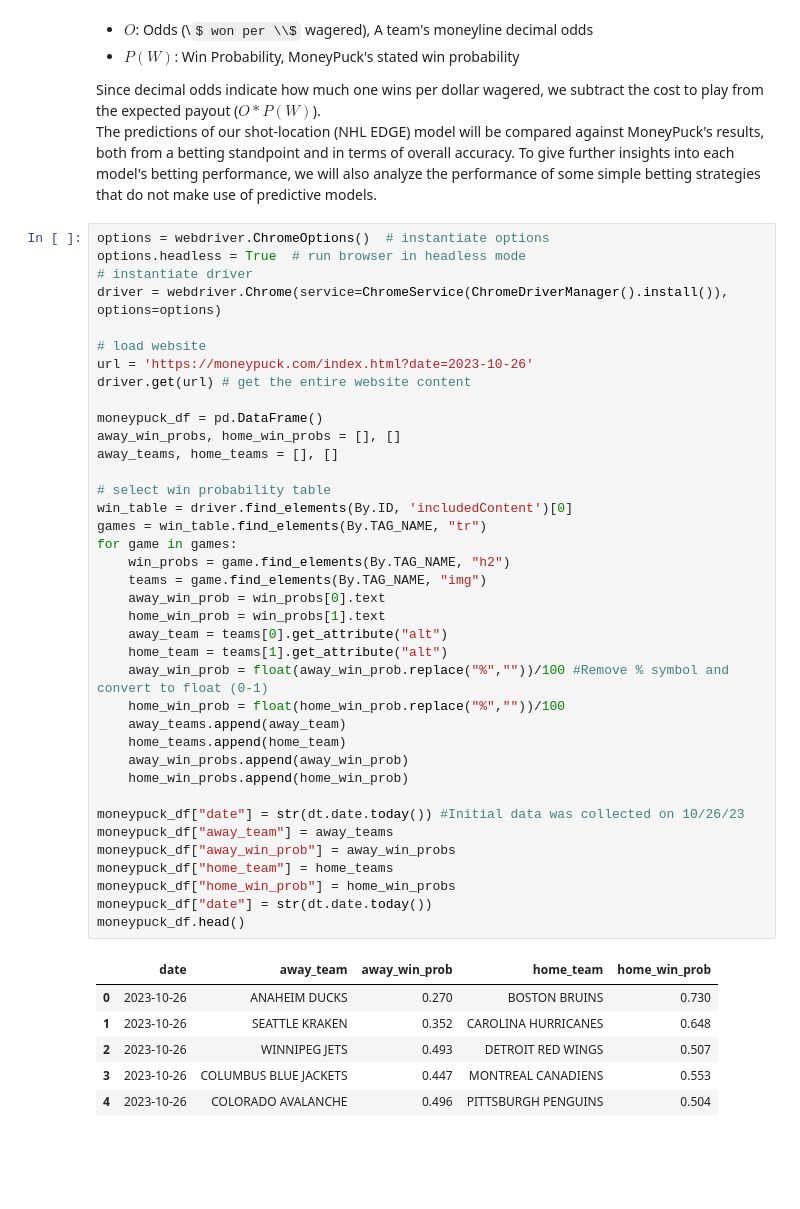
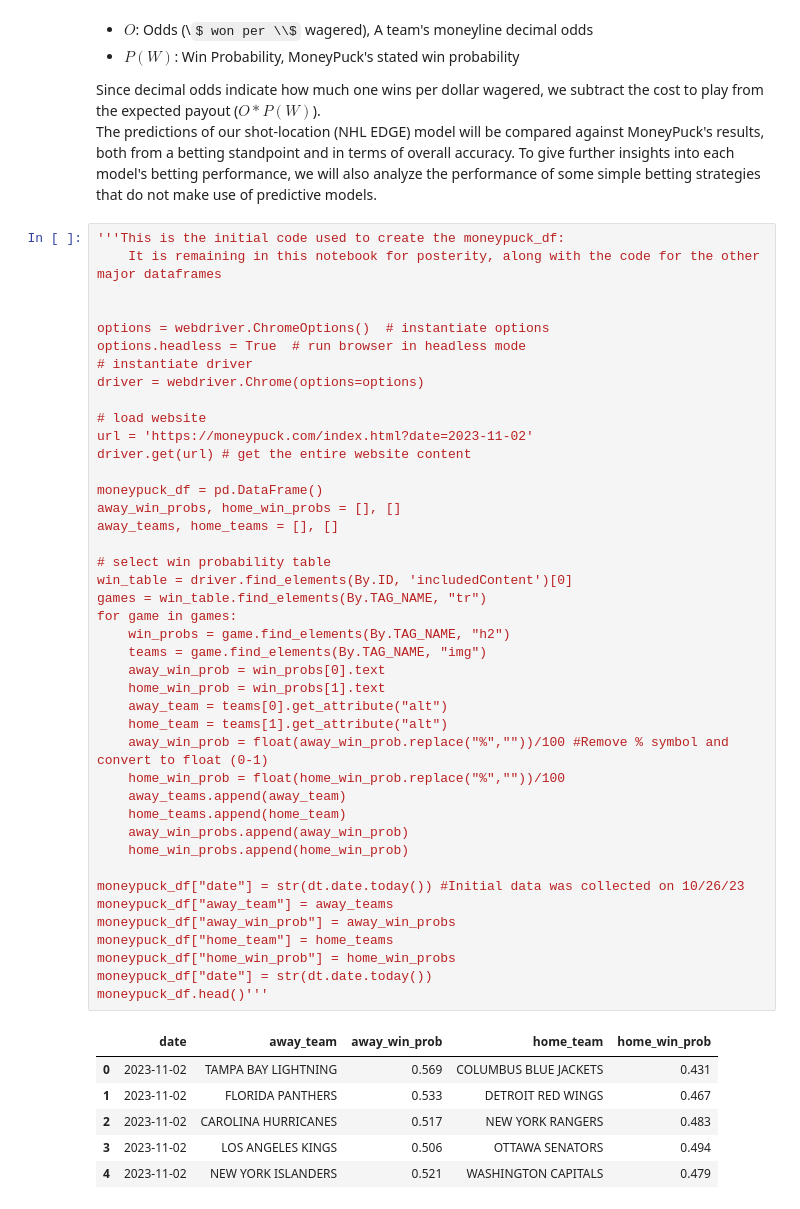
Before and after one commit to traskcon/NHL-Predictions, a Jupyter notebook: NHL-EDGE-Predictions.ipynb, the cells around one changed output. Cells and saved outputs as stored; diff of their text form; some formulas as TeX source; blank space fills up the shorter version.

Commit message:
Trimmed Main notebook

```diff
--- a/NHL-EDGE-Predictions.ipynb
+++ b/NHL-EDGE-Predictions.ipynb
@@ -35,48 +60,52 @@ Where
 Since decimal odds indicate how much one wins per dollar wagered, we subtract the cost to play from the expected payout ($O*P(W)$). <br>
 The predictions of our shot-location (NHL EDGE) model will be compared against MoneyPuck's results, both from a betting standpoint and in terms of overall accuracy. To give further insights into each model's betting performance, we will also analyze the performance of some simple betting strategies that do not make use of predictive models.
 # %%
+'''This is the initial code used to create the moneypuck_df:
+    It is remaining in this notebook for posterity, along with the code for the other major dataframes
+
+
 options = webdriver.ChromeOptions()  # instantiate options
 options.headless = True  # run browser in headless mode
 # instantiate driver
-driver = webdriver.Chrome(service=ChromeService(ChromeDriverManager().install()), options=options)
+driver = webdriver.Chrome(options=options)
 
 # load website
-url = 'https://moneypuck.com/index.html?date=2023-10-26'
+url = 'https://moneypuck.com/index.html?date=2023-11-02'
 driver.get(url) # get the entire website content
 
 moneypuck_df = pd.DataFrame()
 away_win_probs, home_win_probs = [], []
 away_teams, home_teams = [], []
 
 # select win probability table
 win_table = driver.find_elements(By.ID, 'includedContent')[0]
 games = win_table.find_elements(By.TAG_NAME, "tr")
 for game in games:
     win_probs = game.find_elements(By.TAG_NAME, "h2")
     teams = game.find_elements(By.TAG_NAME, "img")
     away_win_prob = win_probs[0].text
     home_win_prob = win_probs[1].text
     away_team = teams[0].get_attribute("alt")
     home_team = teams[1].get_attribute("alt")
     away_win_prob = float(away_win_prob.replace("%",""))/100 #Remove % symbol and convert to float (0-1)
     home_win_prob = float(home_win_prob.replace("%",""))/100
     away_teams.append(away_team)
     home_teams.append(home_team)
     away_win_probs.append(away_win_prob)
     home_win_probs.append(home_win_prob)
 
 moneypuck_df["date"] = str(dt.date.today()) #Initial data was collected on 10/26/23
 moneypuck_df["away_team"] = away_teams
 moneypuck_df["away_win_prob"] = away_win_probs
 moneypuck_df["home_team"] = home_teams
 moneypuck_df["home_win_prob"] = home_win_probs
 moneypuck_df["date"] = str(dt.date.today())
-moneypuck_df.head()
+moneypuck_df.head()'''
 # %% [output]
 |  | date | away_team | away_win_prob | home_team | home_win_prob |
-| 0 | 2023-10-26 | ANAHEIM DUCKS | 0.270 | BOSTON BRUINS | 0.730 |
-| 1 | 2023-10-26 | SEATTLE KRAKEN | 0.352 | CAROLINA HURRICANES | 0.648 |
-| 2 | 2023-10-26 | WINNIPEG JETS | 0.493 | DETROIT RED WINGS | 0.507 |
-| 3 | 2023-10-26 | COLUMBUS BLUE JACKETS | 0.447 | MONTREAL CANADIENS | 0.553 |
-| 4 | 2023-10-26 | COLORADO AVALANCHE | 0.496 | PITTSBURGH PENGUINS | 0.504 |
+| 0 | 2023-11-02 | TAMPA BAY LIGHTNING | 0.569 | COLUMBUS BLUE JACKETS | 0.431 |
+| 1 | 2023-11-02 | FLORIDA PANTHERS | 0.533 | DETROIT RED WINGS | 0.467 |
+| 2 | 2023-11-02 | CAROLINA HURRICANES | 0.517 | NEW YORK RANGERS | 0.483 |
+| 3 | 2023-11-02 | LOS ANGELES KINGS | 0.506 | OTTAWA SENATORS | 0.494 |
+| 4 | 2023-11-02 | NEW YORK ISLANDERS | 0.521 | WASHINGTON CAPITALS | 0.479 |
 # %% [markdown]
```
Also changed, not shown: parts of 16 cells of this notebook.
